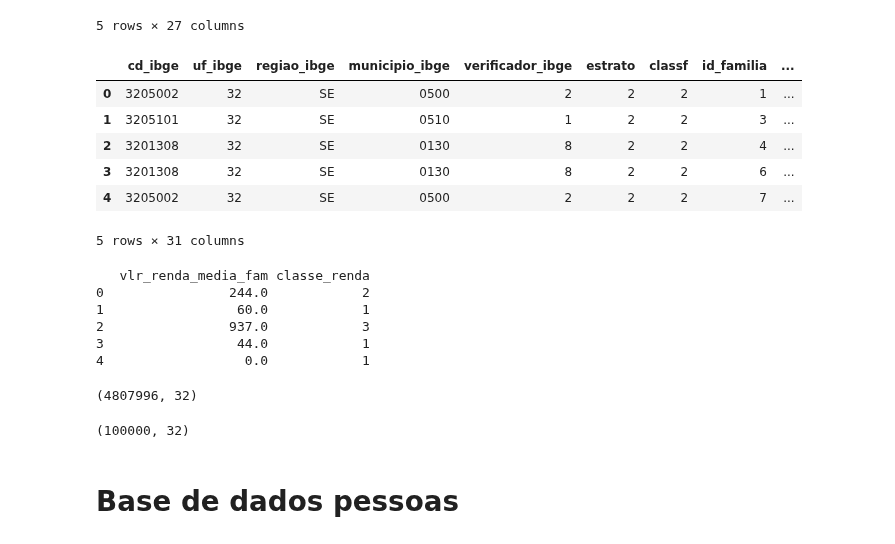
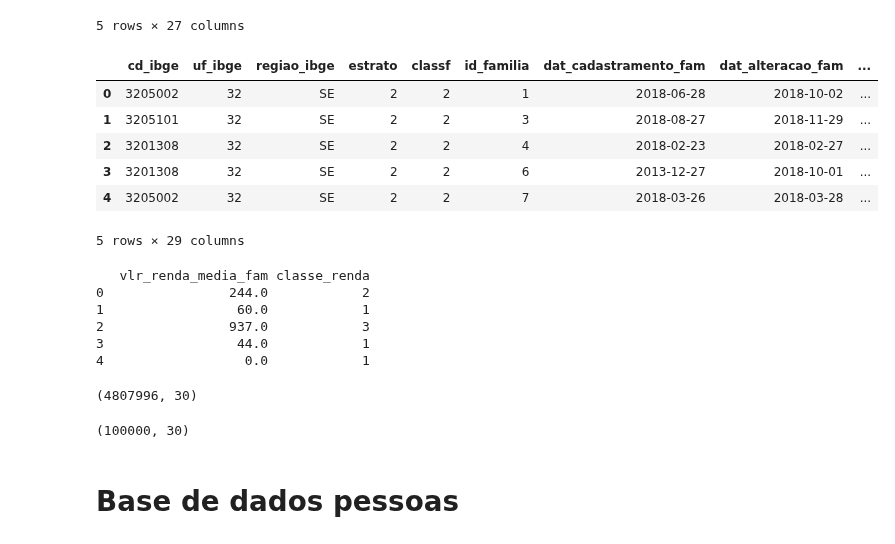
Before and after one commit to mariananresende/averiguacao_cadastral, a Jupyter notebook: bases_amostrais.ipynb, the cells around one changed output. Drawn from its saved outputs; the diff is of its cells as text; code cells hidden in the pictures.

```diff
--- a/bases_amostrais.ipynb
+++ b/bases_amostrais.ipynb
@@ -151,35 +151,29 @@ df_fam.head()
 # %%
 # Criando a coluna 'uf_ibge' com os dois primeiros dígitos de 'cd_ibge' e inserindo logo após 'cd_ibge'
 df_fam.insert(df_fam.columns.get_loc('cd_ibge') + 1, 'uf_ibge', df_fam['cd_ibge'].astype(str).str[:2])
 
 # Criando um dicionário para mapear as UFs para suas respectivas regiões
 regioes = {
     '1': 'N',   # Norte
     '2': 'NE',  # Nordeste
     '3': 'SE',  # Sudeste
     '4': 'S',   # Sul
     '5': 'CO'   # Centro-Oeste
 }
 
 # Criando a coluna 'regiao_ibge' e inserindo após 'uf_ibge'
 df_fam.insert(df_fam.columns.get_loc('uf_ibge') + 1, 'regiao_ibge', df_fam['uf_ibge'].str[0].map(regioes))
 
-# Criando a coluna 'municipio_ibge' com os próximos quatro dígitos de 'cd_ibge' e inserindo após 'regiao_ibge'
-df_fam.insert(df_fam.columns.get_loc('regiao_ibge') + 1, 'municipio_ibge', df_fam['cd_ibge'].astype(str).str[2:6])
-
-# Criando a coluna 'verificador_ibge' com o último dígito de 'cd_ibge' e inserindo após 'municipio_ibge'
-df_fam.insert(df_fam.columns.get_loc('municipio_ibge') + 1, 'verificador_ibge', df_fam['cd_ibge'].astype(str).str[-1])
-
 # Exibindo as primeiras linhas do dataframe para verificar o resultado
 df_fam.head()
 # %% [output]
-|  | cd_ibge | uf_ibge | regiao_ibge | municipio_ibge | verificador_ibge | estrato | classf | id_familia | ... |
-| 0 | 3205002 | 32 | SE | 0500 | 2 | 2 | 2 | 1 | ... |
-| 1 | 3205101 | 32 | SE | 0510 | 1 | 2 | 2 | 3 | ... |
-| 2 | 3201308 | 32 | SE | 0130 | 8 | 2 | 2 | 4 | ... |
-| 3 | 3201308 | 32 | SE | 0130 | 8 | 2 | 2 | 6 | ... |
-| 4 | 3205002 | 32 | SE | 0500 | 2 | 2 | 2 | 7 | ... |
+|  | cd_ibge | uf_ibge | regiao_ibge | estrato | classf | id_familia | dat_cadastramento_fam | dat_alteracao_fam | ... |
+| 0 | 3205002 | 32 | SE | 2 | 2 | 1 | 2018-06-28 | 2018-10-02 | ... |
+| 1 | 3205101 | 32 | SE | 2 | 2 | 3 | 2018-08-27 | 2018-11-29 | ... |
+| 2 | 3201308 | 32 | SE | 2 | 2 | 4 | 2018-02-23 | 2018-02-27 | ... |
+| 3 | 3201308 | 32 | SE | 2 | 2 | 6 | 2013-12-27 | 2018-10-01 | ... |
+| 4 | 3205002 | 32 | SE | 2 | 2 | 7 | 2018-03-26 | 2018-03-28 | ... |
-5 rows × 31 columns
+5 rows × 29 columns
 # %%
 # Criar uma nova coluna 'classe_renda' com base em 'vlr_renda_media_fam'
 # em 2018 o SM era de 954,00 e pobreza para o PBF era até 178.00
@@ -204,13 +198,13 @@ print(df_fam[['vlr_renda_media_fam', 'classe_renda']].head())
 # %%
 df_fam.shape
 # %% [output]
-(4807996, 32)
+(4807996, 30)
 # %%
 df_fam_amostra_100mil = df_fam.sample(n=100000, random_state=42)
 # %%
 df_fam_amostra_100mil.shape
 # %% [output]
-(100000, 32)
+(100000, 30)
 # %%
 # Salvando a amostra de 1.000 linhas no arquivo CSV
 df_fam_amostra_100mil.to_csv('df_fam_amostra_100mil.csv', index=False)
```
Also changed, not shown: parts of 17 cells of this notebook.
